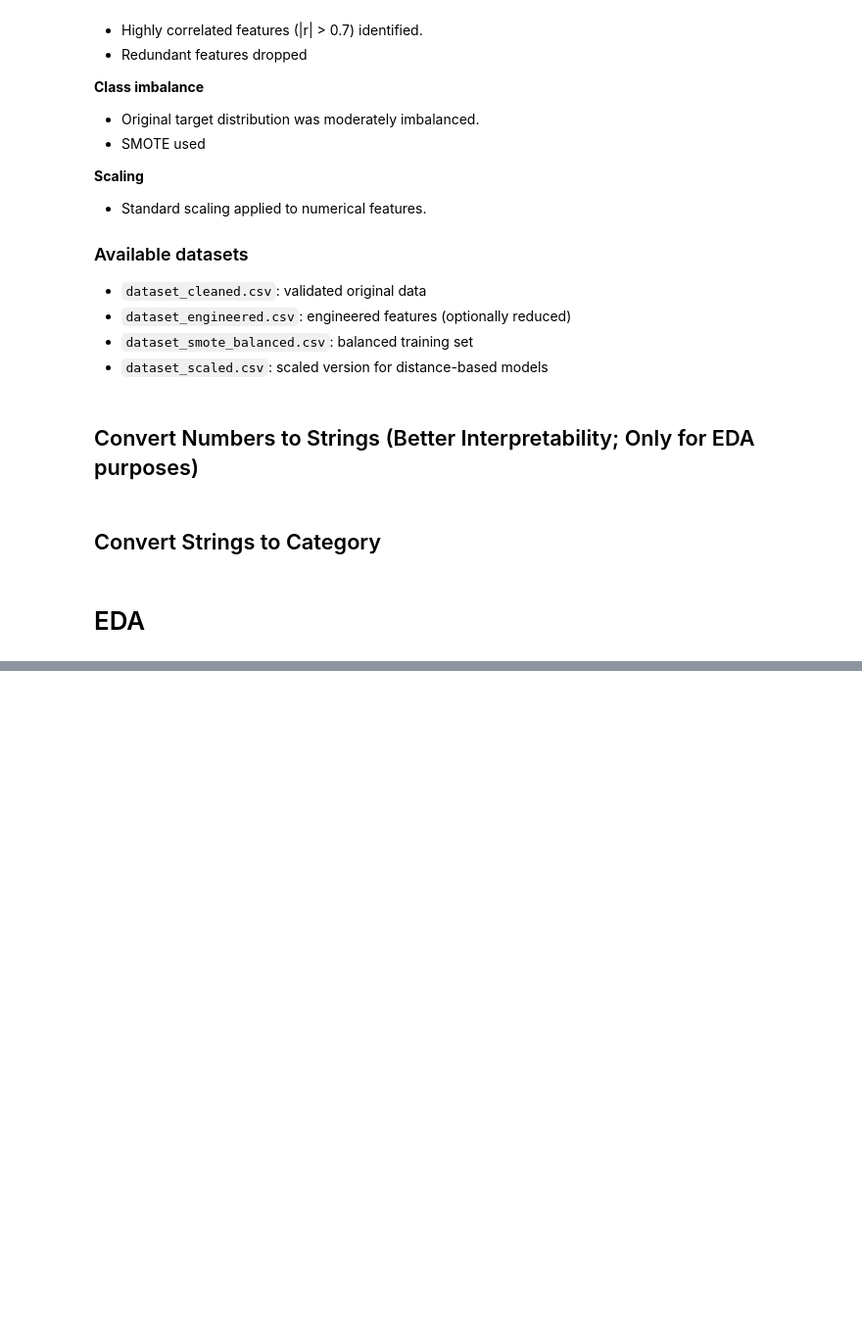
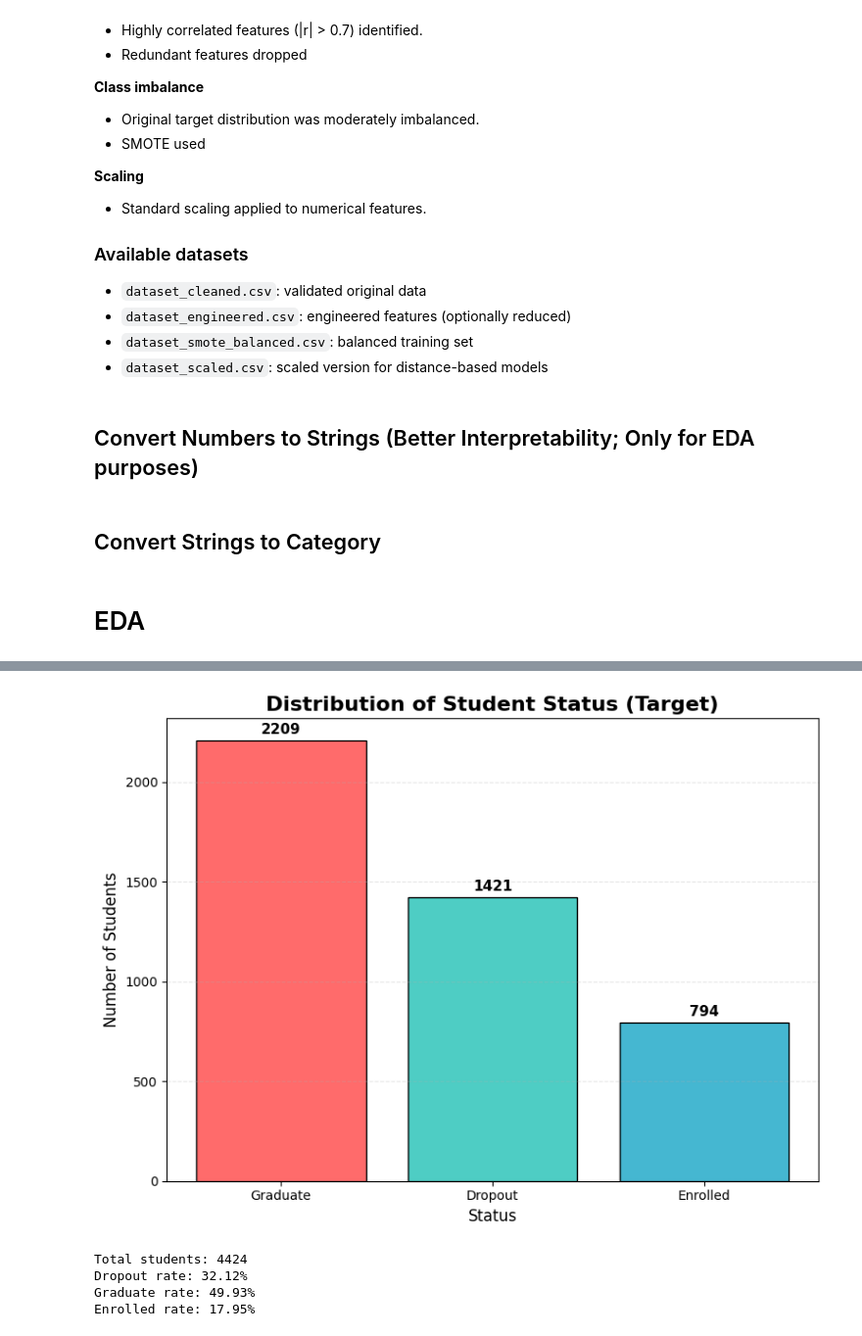
Before and after one commit to AldyG/PDA_G17, a Jupyter notebook: DataPrepEDA.ipynb, the cells around one changed output, grey strips where cells are left out. Shown at 98% size. Cells and saved outputs as stored; diff of their text form; code cells hidden in the pictures; blank space fills up the shorter version.

```diff
--- a/DataPrepEDA.ipynb
+++ b/DataPrepEDA.ipynb
@@ -1055,29 +1073,37 @@ print("Students with scores below 10 in 2nd semester: " + str(len(data[data['Cur
 # %%
 # Visualize target distribution
-plt.figure(figsize=(10,6))
+plt.figure(figsize=(8,6))
 target_counts = data['Target'].value_counts()
 colors = ['#ff6b6b', '#4ecdc4', '#45b7d1']
-plt.bar(target_counts.index, target_counts.values, color=colors, edgecolor='black', linewidth=1.5)
+plt.bar(target_counts.index, target_counts.values, color=colors, edgecolor='black', linewidth=1)
 
 # Graph informations
 plt.title('Distribution of Student Status (Target)', fontsize=16, fontweight='bold')
 plt.xlabel('Status', fontsize=12)
 plt.ylabel('Number of Students', fontsize=12)
 plt.xticks(rotation=0)
 
 # Add value labels on bars
 for i, (status, count) in enumerate(target_counts.items()):
     plt.text(i, count + 20, str(count), ha='center', va='bottom', fontsize=11, fontweight='bold')
 plt.grid(axis='y', alpha=0.3, linestyle='--')
 
 plt.tight_layout()
+# Save graph
+plt.savefig('images/viz/target_distribution.png', dpi=500)
 plt.show()
 
 # Display statistics
 print(f"Total students: {len(data)}")
 print(f"Dropout rate: {(target_counts.get('Dropout', 0) / len(data) * 100):.2f}%")
 print(f"Graduate rate: {(target_counts.get('Graduate', 0) / len(data) * 100):.2f}%")
 print(f"Enrolled rate: {(target_counts.get('Enrolled', 0) / len(data) * 100):.2f}%")
+# %% [output]
+[figure, added]
+Total students: 4424
+Dropout rate: 32.12%
+Graduate rate: 49.93%
+Enrolled rate: 17.95%
 # %%
 # Visualize target per age distribution
 plt.figure(figsize=(12,6))
```
Also changed, not shown: parts of 11 cells of this notebook.
